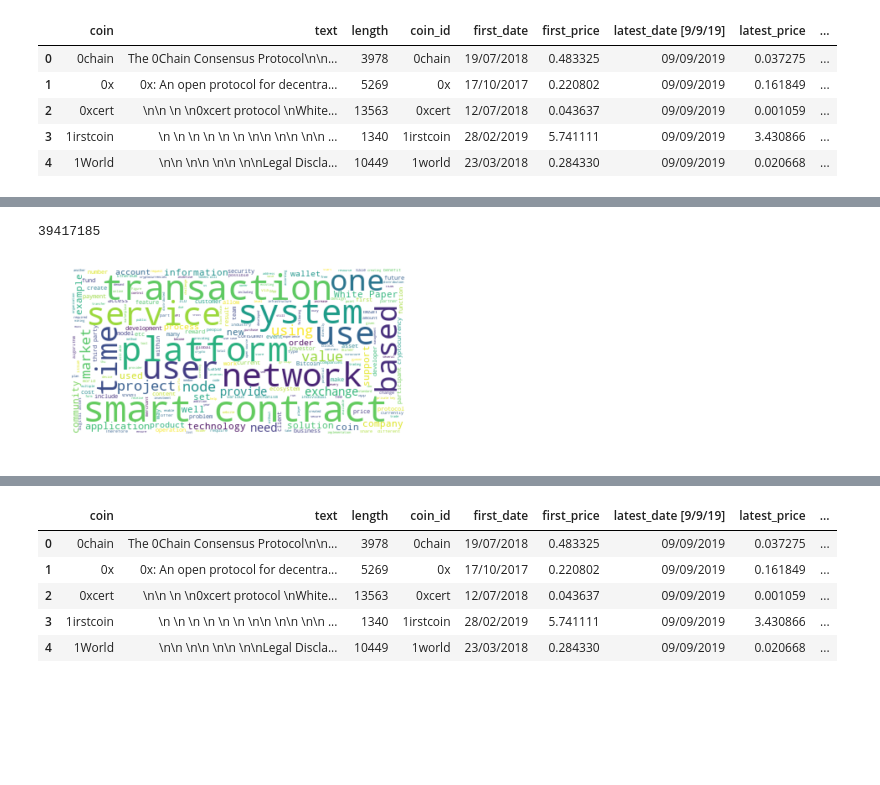
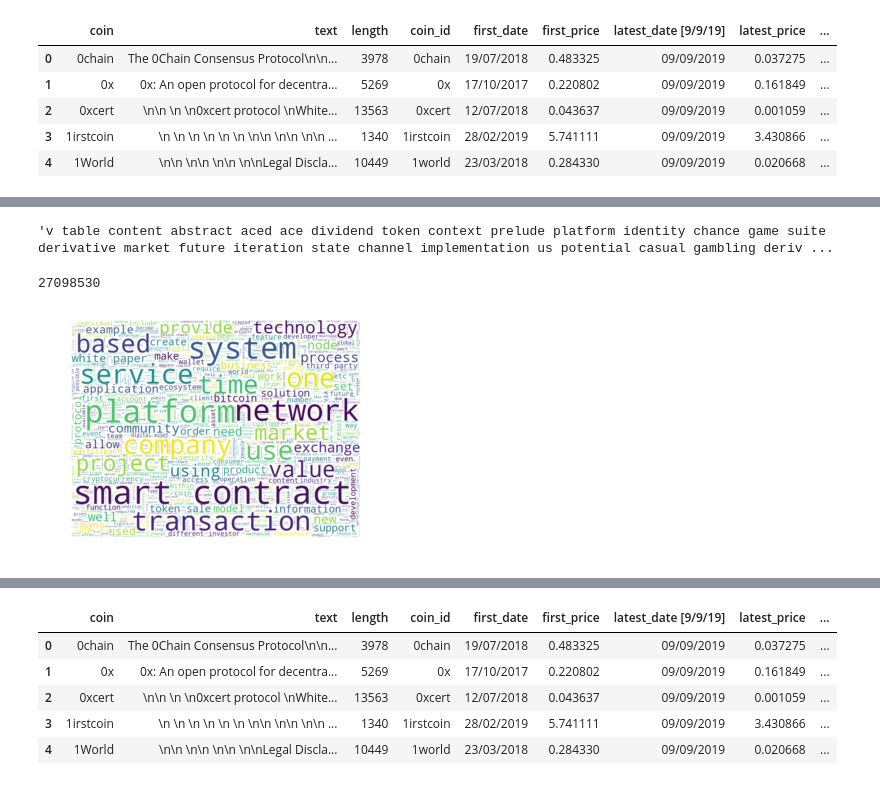
Before and after one commit to aziz0519/Data-Science-Projects, a Jupyter notebook: Text_analytics_of_blockchain_whitepapers.ipynb, the cells around one changed output, grey strips where cells are left out. Cells and saved outputs as stored; diff of their text form; code cells hidden in the pictures; blank space fills up the shorter version.

```diff
--- a/Text_analytics_of_blockchain_whitepapers.ipynb
+++ b/Text_analytics_of_blockchain_whitepapers.ipynb
@@ -193,3 +164,2 @@ Name: readability_flesch, dtype: float64
 # %%
-data['readability_fog'] = data['clean_text2'].apply(textstat.gunning_fog)
-data.head()
+data['clean_text3'] = data['clean_text2'].astype(str).apply(preprocess)
@@ -219,20 +175,25 @@ The 0Chain Consensus Protocol Jonathan Katz1 63 , Thomas Austin2, Siva Dirisala3
+# %%
+data['clean_text3'][10]
+# %% [output]
+'v table content abstract aced ace dividend token context prelude platform identity chance game suite derivative market future iteration state channel implementation us potential casual gambling deriv ...
 # %%
 from wordcloud import WordCloud
 # %%
-long_string = ",".join(list(data['clean_text2'].values))
+long_string = ",".join(list(data['clean_text3'].values))
 
 print(len(long_string))
 # %% [output]
-39417185
+27098530
 # %%
 from wordcloud import STOPWORDS, ImageColorGenerator
 stopwords  = set(STOPWORDS)
-stopwords.update(["blockchain","user","data","token"])
+stopwords.update(["blockchain","user","data"])
 # %%
-wordcloud = WordCloud(background_color = "white", max_words = 5000, contour_width = 3 , contour_color= 'steelblue', stopwords = stopwords).generate(long_string)
+wordcloud = WordCloud(width = 800, height = 600, background_color = "white", max_words = 2000, contour_width = 3 , contour_color= 'steelblue', stopwords = stopwords).generate(long_string)
 # %%
 plt.imshow(wordcloud,interpolation = "bilinear")
 plt.axis("off")
+plt.margins(x=0,y=0)
 plt.show()
 # %% [output]
-[figure, old version]
+[figure, new version]
```
Also changed, not shown: parts of 86 cells of this notebook.
